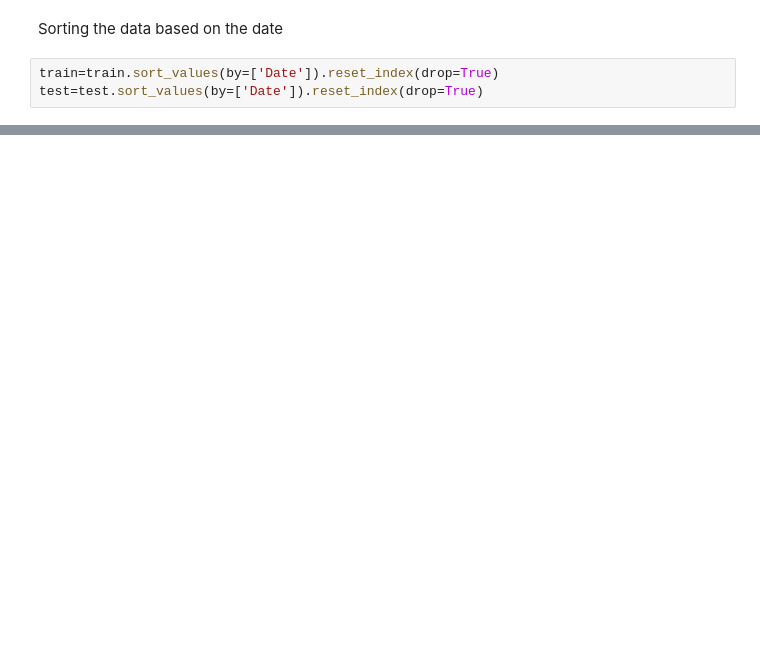
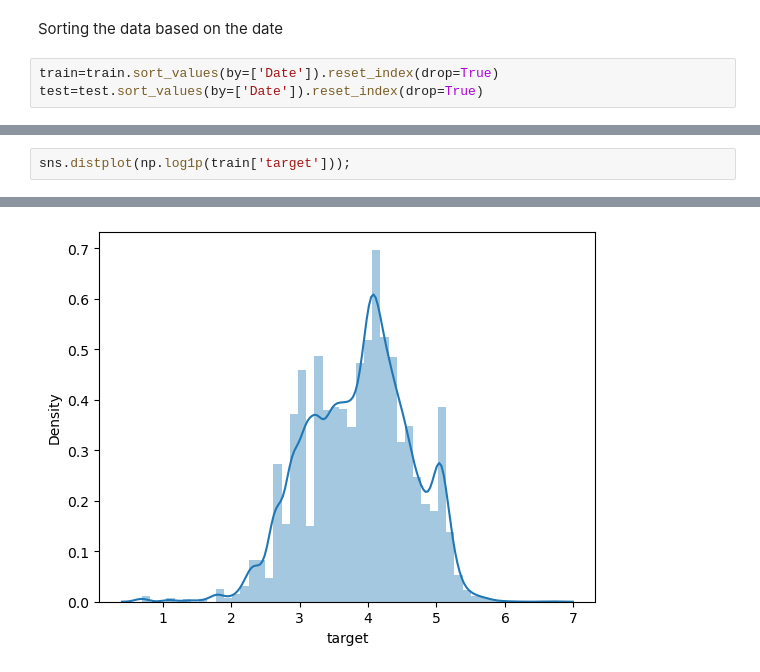
Before and after one commit to Njaramba-Riri/Air-Prediction-model, a Jupyter notebook: air_pred.ipynb, the cells around one changed output, grey strips where cells are left out. Drawn from its saved outputs; the diff is of its cells as text; blank space fills up the shorter version.

```diff
--- a/air_pred.ipynb
+++ b/air_pred.ipynb
@@ -29,0 +270,3 @@ test=test.sort_values(by=['Date']).reset_index(drop=True)
+# %%
+sns.distplot(np.log1p(train['target']));
+# %% [output]
@@ -29,0 +275 @@ test=test.sort_values(by=['Date']).reset_index(drop=True)
+[figure, added]
```
Also changed, not shown: parts of 32 cells of this notebook.
